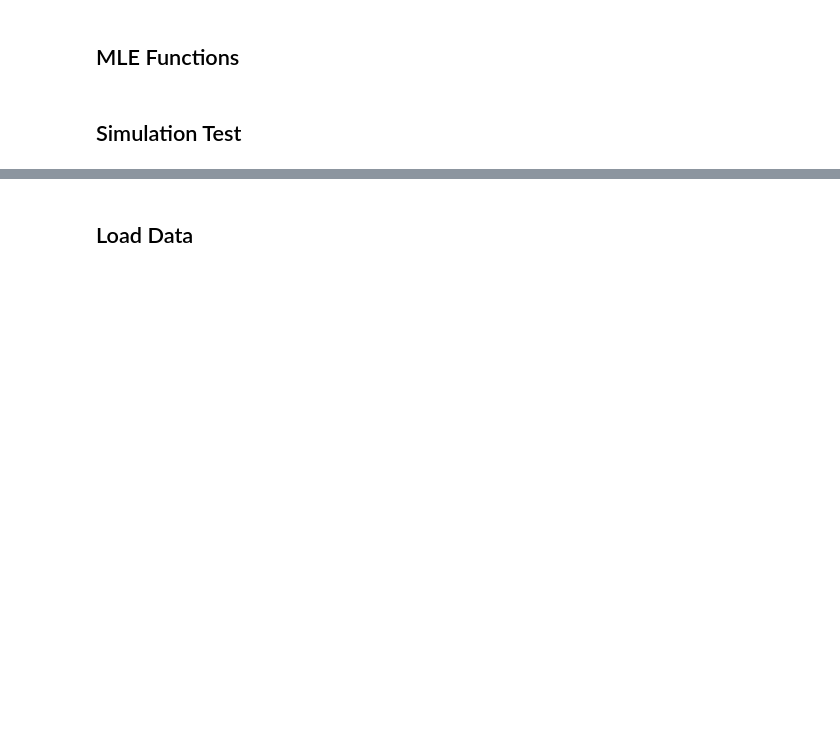
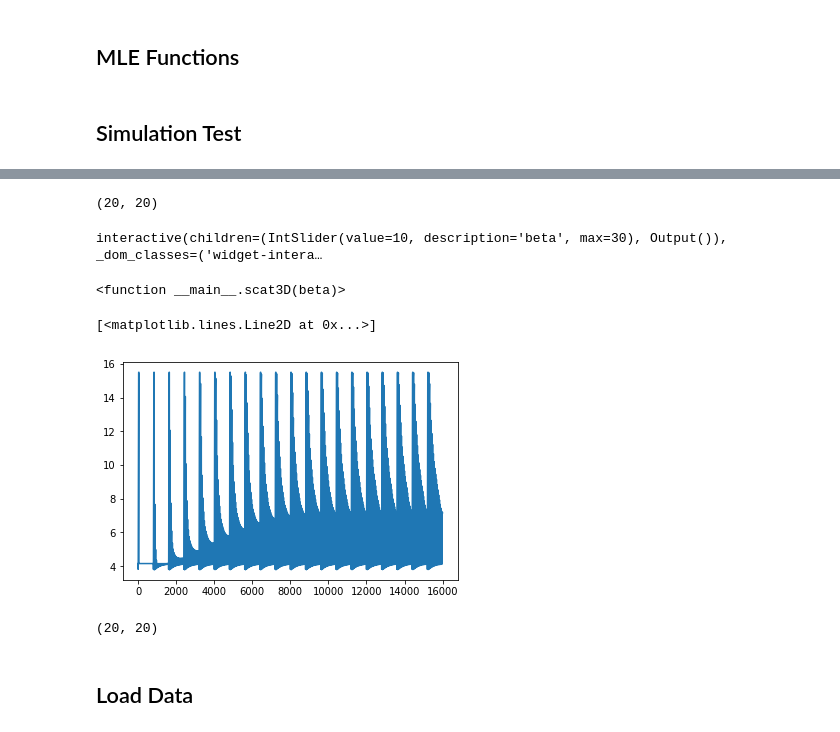
Before and after one commit to Maylibooyah69/RewardReversalPorject, a Jupyter notebook: MLE_real/MLE_real_data.ipynb, the cells around one changed output, grey strips where cells are left out. Drawn from its saved outputs; the diff is of its cells as text; code cells hidden in the pictures; blank space fills up the shorter version.

```diff
--- a/MLE_real/MLE_real_data.ipynb
+++ b/MLE_real/MLE_real_data.ipynb
@@ -356,4 +356,4 @@ np.mean(sim_rat.Qlog[:,1])
 #try my minimizer
 action = sim_rat.choice_Log
 reward = sim_rat.obsLog
-param,ll,xyz = my_minimize(action,reward)
+param,ll,(x,y,z) = my_minimize(action,reward)
@@ -370,11 +365,0 @@ array([0, 0, 0, 0, 0, 0, 0, 0, 0, 0, 0, 0, 0, 0, 0, 0, 0, 0, 0, 0])
-# %%
-i=np.arange(1,21)
-j=np.arange(1,21)
-ll=np.array(ll)
-ll=ll.reshape(20,20)
-fig=plt.figure()
-ax = fig.add_subplot(111, projection='3d')
-ax.plot_surface(j,i,ll, rstride=5, cstride=5)
-plt.xlabel('alphaG')
-plt.ylabel('alphaL')
-ax.view_init(azim=10)
@@ -399,0 +369,5 @@ result
+# %%
+myll=np.array(ll[:20*20]).reshape((20,20))
+myll.shape
+# %% [output]
+(20, 20)
@@ -400,3 +387,17 @@ result
+# %%
+interact(scat3D,beta=widgets.IntSlider(min=0, max=30, step=1, value=10))
+# %% [output]
+interactive(children=(IntSlider(value=10, description='beta', max=30), Output()), _dom_classes=('widget-intera…
+<function __main__.scat3D(beta)>
+# %%
+plt.plot(ll)
+# %% [output]
+[<matplotlib.lines.Line2D at 0x...>]
+[figure, added]
+# %%
+ax.scatter
+# %% [output]
+(20, 20)
 # %% [markdown]
 ## Load Data
 # %%
```
Also changed, not shown: parts of 13 cells of this notebook, 5 other files.
